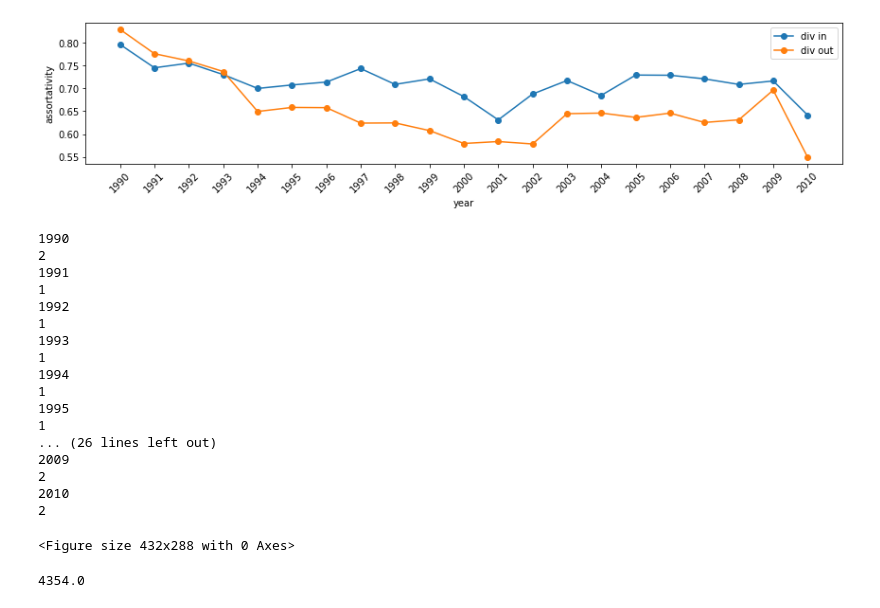
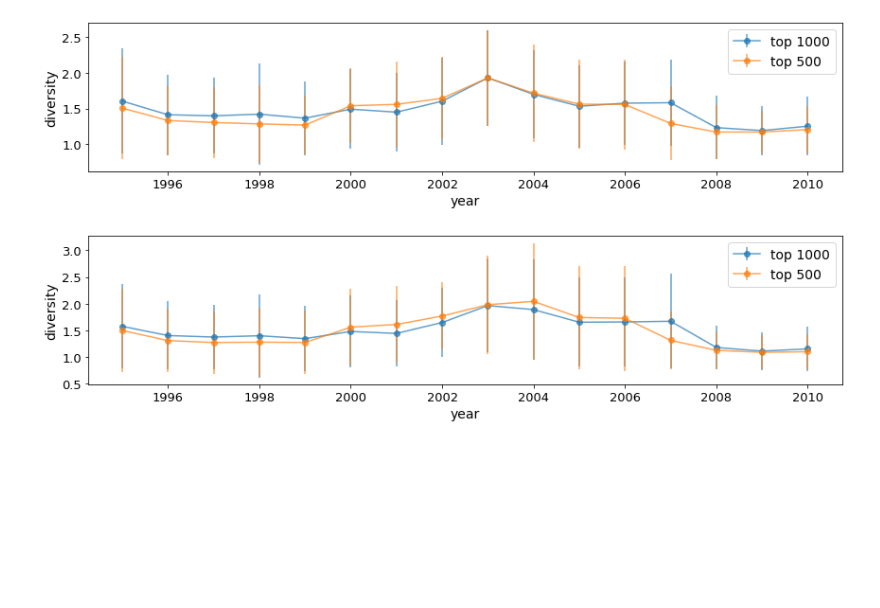
Before and after one commit to carolmb/associations_between_author_level_metrics, a Jupyter notebook: authors_div.ipynb, the cells around one changed output. Drawn from its saved outputs; the diff is of its cells as text; code cells hidden in the pictures; blank space fills up the shorter version.

```diff
--- a/authors_div.ipynb
+++ b/authors_div.ipynb
@@ -101,12 +6,0 @@ precisa ser adaptado para a nova versão que seleciona os autores utilizando tam
-# %%
-# top1000_in = load('authors_in_ranking1000_by_year.json')
-# top1000_out = load('authors_out_ranking1000_by_year.json')
-top500_in = load('data/authors_in_ranking500_by_year.json')
-top500_out = load('data/authors_out_ranking500_by_year.json')
-
-top_min25 = load('data/authors_ranking_min25_by_year.json')
-for year,authors in top_min25.items():
-    print(year,len(authors))
-
-# plot_average_div(authors_in_div,top_min25,'temp/2lvls_2multilevel/min25_in_average_div_in.pdf','média de diversidade das citações dos autores com min 25 citações e 25 referências')
-# plot_average_div(authors_out_div,top_min25,'temp/2lvls_2multilevel/min25_in_average_div_out.pdf','média de diversidade das referências dos autores com min 25 citações e 25 referências')
@@ -463,4 +6,0 @@ def get_assortativity(filenames,year,authors_in_div):
-# %%
-year = 1990
-filenames = sorted(glob.glob('data/colabs/wcomb/colab*_multi1.xnet'))
-filenames
@@ -491,13 +6,0 @@ assort_out = get_assortativity(filenames,year,authors_out_div)
-# %%
-plt.figure(figsize=(12,3))
-years = [1990+i for i in range(21)]
-plt.plot(years,assort_in,'o',ls='-',label='div in')
-plt.plot(years,assort_out,'o',ls='-',label='div out')
-plt.legend()
-plt.xlabel('year')
-plt.ylabel('assortativity')
-plt.xticks(years,rotation=45)
-plt.tight_layout()
-plt.savefig('assortativity.pdf',)
-# %% [output]
-[figure, removed]
@@ -543,25 +6,0 @@ def get_hist_div_comm(filenames,year,authors_in_div,top500_in):
-# %%
-get_hist_div_comm(filenames,year,authors_in_div,top500_in)
-# %% [output]
-1990
-2
-1991
-1
-1992
-1
-1993
-1
-1994
-1
-1995
-1
-... (26 lines left out)
-2009
-2
-2010
-2
-<Figure size 432x288 with 0 Axes>
-# %%
-data.vs['times_cited'][0]
-# %% [output]
-4354.0
@@ -569,0 +7,4 @@ history_in
+# %%
+authors_in = load('data2/authors_in_freq_v3.json')
+authors_div_in = load('data2/authors_in_div_v3.json')
+authors_div_out = load('data2/authors_out_div_v3.json')
@@ -569,0 +64,6 @@ history_in
+# %%
+plt_div(authors_in, authors_div_in, 1000, 500, 'in')
+plt_div(authors_in, authors_div_out, 1000, 500, 'out')
+# %% [output]
+[figure, added]
+[figure, added]
```
Also changed, not shown: parts of 29 cells of this notebook, 10 other files.
